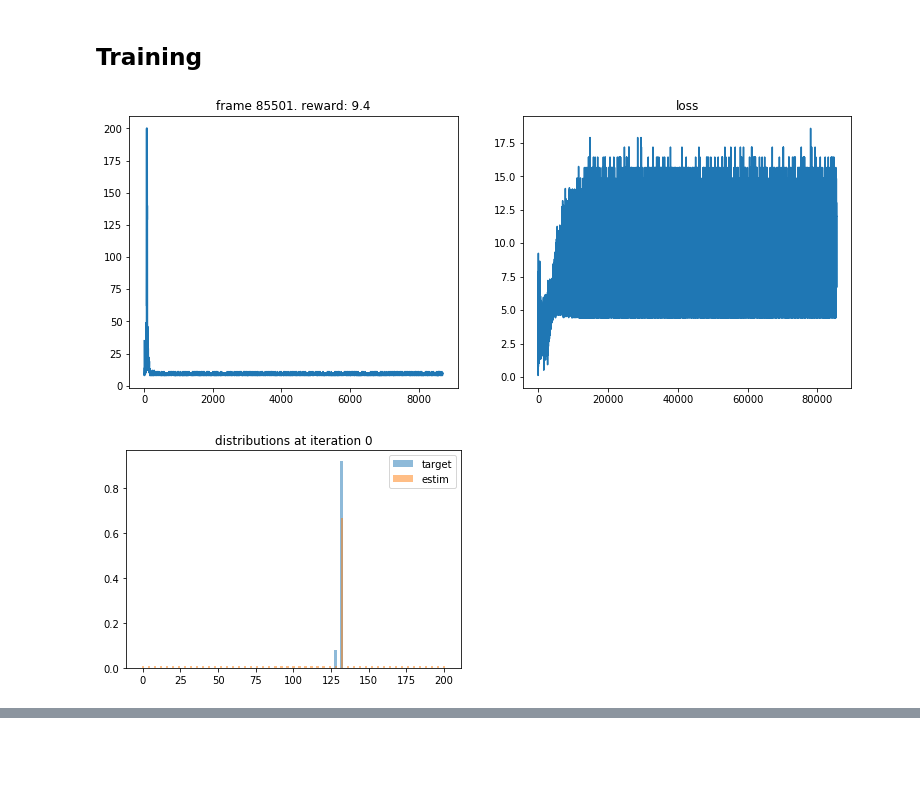
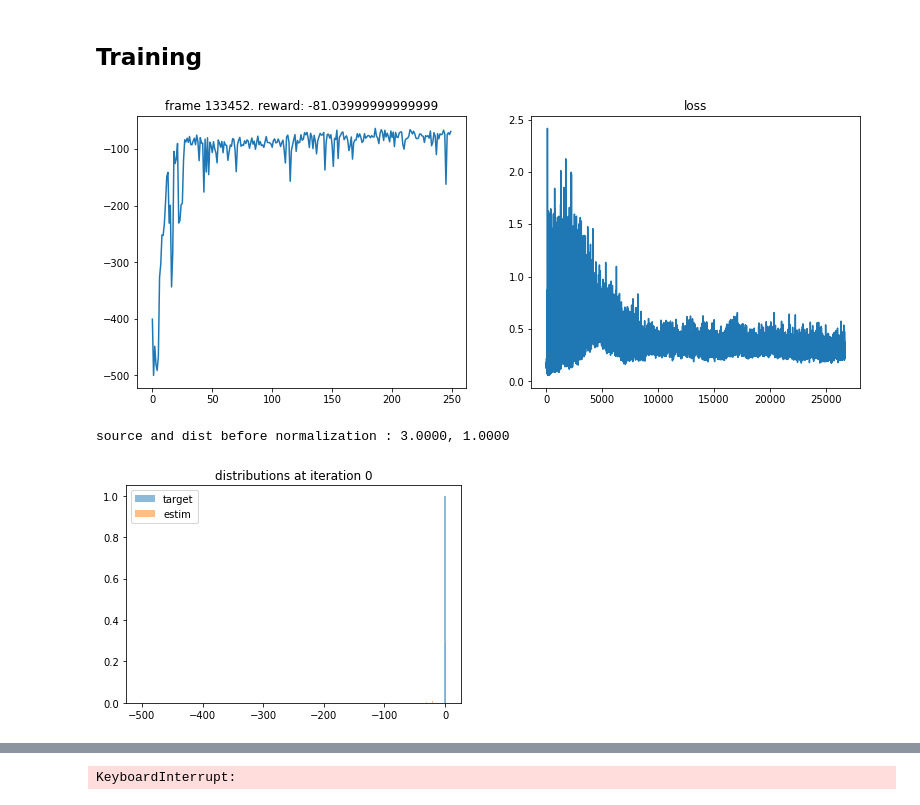
Before and after one commit to pclucas14/distributional_rl, a Jupyter notebook: RL-Adv/categorical dqn CRAMER.ipynb, the cells around one changed output, grey strips where cells are left out. Saved outputs shown, nothing was run; the diff lists cells and outputs as text; code cells hidden in the pictures; blank space fills up the shorter version.

Commit message:
working Dist DQN Cramer

```diff
--- a/RL-Adv/categorical dqn CRAMER.ipynb
+++ b/RL-Adv/categorical dqn CRAMER.ipynb
@@ -26,7 +26,7 @@ Variable = lambda *args, **kwargs: autograd.Variable(*args, **kwargs).cuda() if
 # %% [markdown]
 <h2>Cart Pole Environment</h2>
 # %%
-env_id = "CartPole-v0"
+env_id = "Acrobot-v1"
 env = gym.make(env_id)
 
 STOP = False
@@ -308,33 +322,22 @@ def compute_td_loss(current_model, target_model, batch_size, plot=False, EMD=Fal
 
     action = action.unsqueeze(1).unsqueeze(1).expand(batch_size, 1, num_atoms)
     dist = dist.gather(1, action).squeeze(1)
-    dist.data.clamp_(0.01, 0.99)
-
-    # loss = - (Variable(proj_dist) * dist.log()).sum(1).mean()
-
-    # assert torch.abs(dist.sum() - proj_dist.sum()).data[0] < 1e-3, pdb.set_trace()
-    # loss = torch.nn.KLDivLoss()(dist, Variable(proj_dist)).sum()
-    # print 'proj dist', proj_dist
-    # print 'dist     ', dist
+    if not EMD : dist.data.clamp_(0.01, 0.99)
 
     # normalize the distributions prior to computing the loss
     dist = dist / dist.sum(dim=-1, keepdim=True)
     proj_dist = proj_dist / proj_dist.sum(dim=-1, keepdim=True)
 
-
     Print = False
     if plot:
-        plot_dists(proj_dist[0].numpy(), dist[0].data.numpy(), 0)
+        plot_dists(proj_dist[0].cpu().numpy(), dist[0].data.cpu().numpy(), 0)
         Print = True
-        # print 'source dist : ', dist[0]
-        print 'source total prob : ', dist[0].sum()
-        # print 'target dist : ', proj_dist[0]
-        print 'target total prob : ', proj_dist[0].sum()
 
     if EMD:
         loss = emd_loss.Cramer_Loss(dist, proj_dist, Print=Print)
     else:
         loss = - (Variable(proj_dist) * dist.log()).sum(1).mean()
+
 
     if not plot:
         optimizer.zero_grad()
@@ -352,56 +355,70 @@ num_frames = 2000000
 batch_size = 32
 gamma      = 0.99
 
-RENDER  = True
+RENDER  = False
 APPEND  = True
 USE_EMD = True
 
 losses = []
 all_rewards = []
 episode_reward = 0
+actions = []
+end_counter = 0
+episode_iters = 0
+
+# current_model.eval()
 
 state = env.reset()
 for frame_idx in range(1, num_frames + 1):
     model_choice = np.random.randint(1) # should be two
     model  = current_model if model_choice == 0 else current_model_
     target = target_model  if model_choice == 0 else target_model_
 
     action = model.act(state)
+    actions.append(action)
 
     if RENDER : env.render()
     next_state, reward, done, _ = env.step(action)
     replay_buffer.push(state, action, reward, next_state, done)
 
+    if end_counter % 25 == 1 and done:
+
+        plot(frame_idx, all_rewards, losses, bin_size=5)
+        target_dist = projection_distribution(Variable(torch.from_numpy(next_state)).float().unsqueeze(0),
+                                              reward,
+                                              float(done),
+                                              EMD=USE_EMD)
+
+        source_dist = current_model(Variable(torch.from_numpy(state)).float().unsqueeze(0))
+        print('source and dist before normalization : {:.4f}, {:.4f}'.format(source_dist.sum().data[0], target_dist.sum()))
+        source_dist, target_dist = source_dist / source_dist.sum(), target_dist / target_dist.sum()
+
+        plot_dists(target_dist[0].cpu().numpy(), source_dist[0, action].data.cpu().numpy(), 0)
+        print('actions : ' + str(actions))
+        print('made it to the end : {}'.format(str(episode_iters == 200 )))
+
     state = next_state
     episode_reward += reward
+    episode_iters += 1
 
-    if RENDER:
-        # print('action : {}'.format(action))
-        x = 2
+    if len(replay_buffer) >= batch_size and current_model.training:
+        loss = compute_td_loss(model, target, batch_size, EMD=USE_EMD)
+        losses.append(loss.data[0])
+
+    if frame_idx % 200 == 0: # never update (debugging)
+        target = target_model_ if model_choice == 1 else target_model
+        update_target(model, target)
 
     if done:
         state = env.reset()
         all_rewards.append(episode_reward)
         episode_reward = 0
         RENDER = False
         STOP = False
-
-    if len(replay_buffer) >= batch_size:
-        loss = compute_td_loss(model, target, batch_size, EMD=USE_EMD)
-        losses.append(loss.data[0])
-
-    if frame_idx % 300 == 1:
-        RENDER = True
-        plot(frame_idx, all_rewards, losses)
-        loss = compute_td_loss(model, target, batch_size, plot=True, EMD=USE_EMD)
-        print('loss : {:.4f}'.format(loss.data[0]))
-
-    if frame_idx % 200 == 0: # never update (debugging)
-        target = target_model_ if model_choice == 1 else target_model
-        update_target(model, target)
-
-    if frame_idx % 10000 == 0:
-        x = 1
+        actions = []
+        end_counter += 1
+        episode_iters = 0
 # %% [output]
-[figure, old version]
+[figure, new version]
+source and dist before normalization : 3.0000, 1.0000
-[figure, old version]
+[figure, new version]
@@ -413,0 +427 @@ loss : 6.6908
+KeyboardInterrupt:
```
Also changed, not shown: parts of 12 cells of this notebook, 2 other files.
